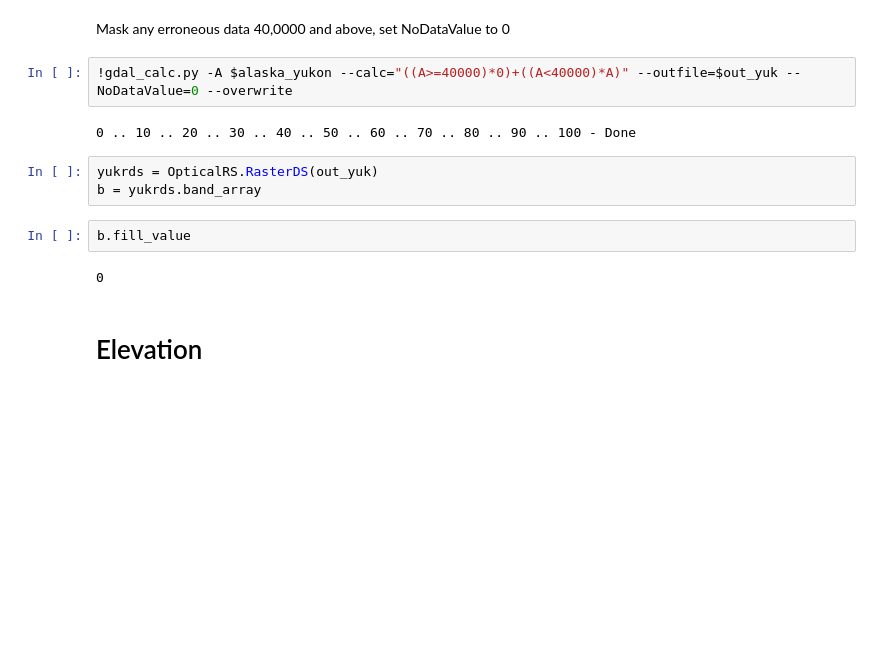
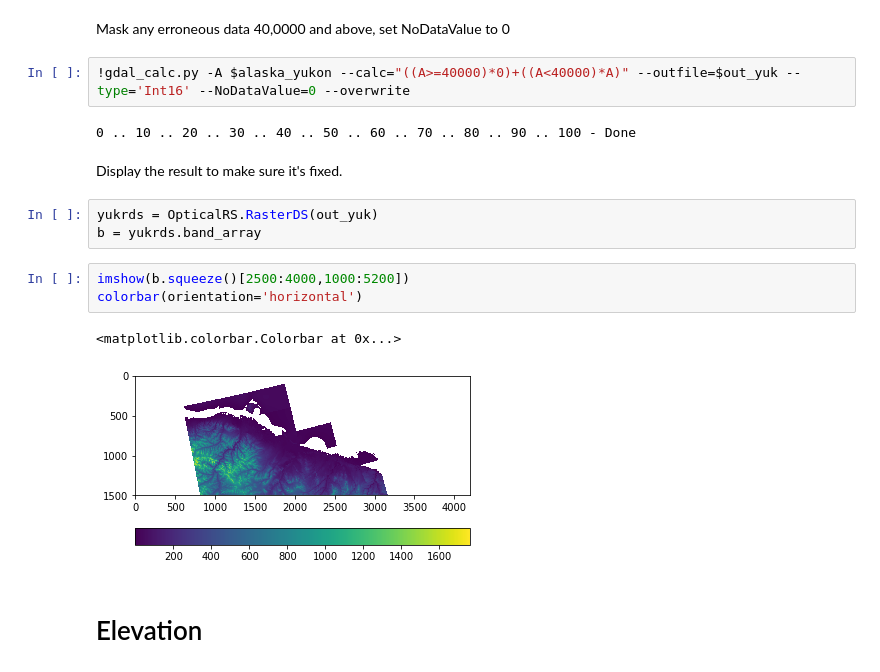
Before and after one commit to mariejohnson/spatial_analysis, a Jupyter notebook: HabMetricsNotebooks/Elevation_Raster.ipynb, the cells around one changed output. Saved outputs shown, nothing was run; the diff lists cells and outputs as text; blank space fills up the shorter version.

```diff
--- a/HabMetricsNotebooks/Elevation_Raster.ipynb
+++ b/HabMetricsNotebooks/Elevation_Raster.ipynb
@@ -91,16 +96,20 @@ out_yuk = infp('yukon_90dem_fixed.tif')
 # %% [markdown]
 Mask any erroneous data 40,0000 and above, set NoDataValue to 0
 # %%
-!gdal_calc.py -A $alaska_yukon --calc="((A>=40000)*0)+((A<40000)*A)" --outfile=$out_yuk --NoDataValue=0 --overwrite
+!gdal_calc.py -A $alaska_yukon --calc="((A>=40000)*0)+((A<40000)*A)" --outfile=$out_yuk --type='Int16' --NoDataValue=0 --overwrite
 # %% [output]
 0 .. 10 .. 20 .. 30 .. 40 .. 50 .. 60 .. 70 .. 80 .. 90 .. 100 - Done
+# %% [markdown]
+Display the result to make sure it's fixed.
 # %%
 yukrds = OpticalRS.RasterDS(out_yuk)
 b = yukrds.band_array
-# %%
-b.fill_value
-# %% [output]
-0
+# %%
+imshow(b.squeeze()[2500:4000,1000:5200])
+colorbar(orientation='horizontal')
+# %% [output]
+<matplotlib.colorbar.Colorbar at 0x...>
+[figure, added]
 # %% [markdown]
 # Elevation
 # %% [markdown]
```
Also changed, not shown: parts of 31 cells of this notebook.
